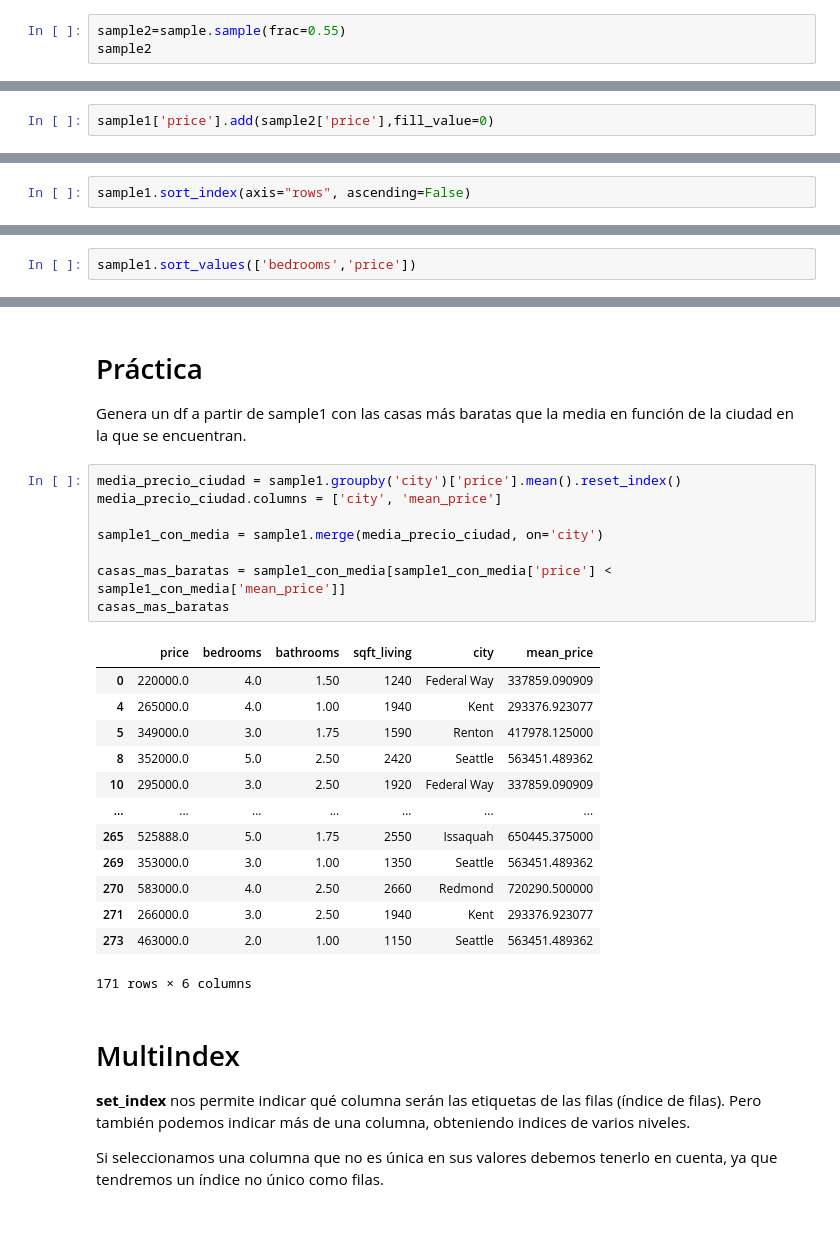
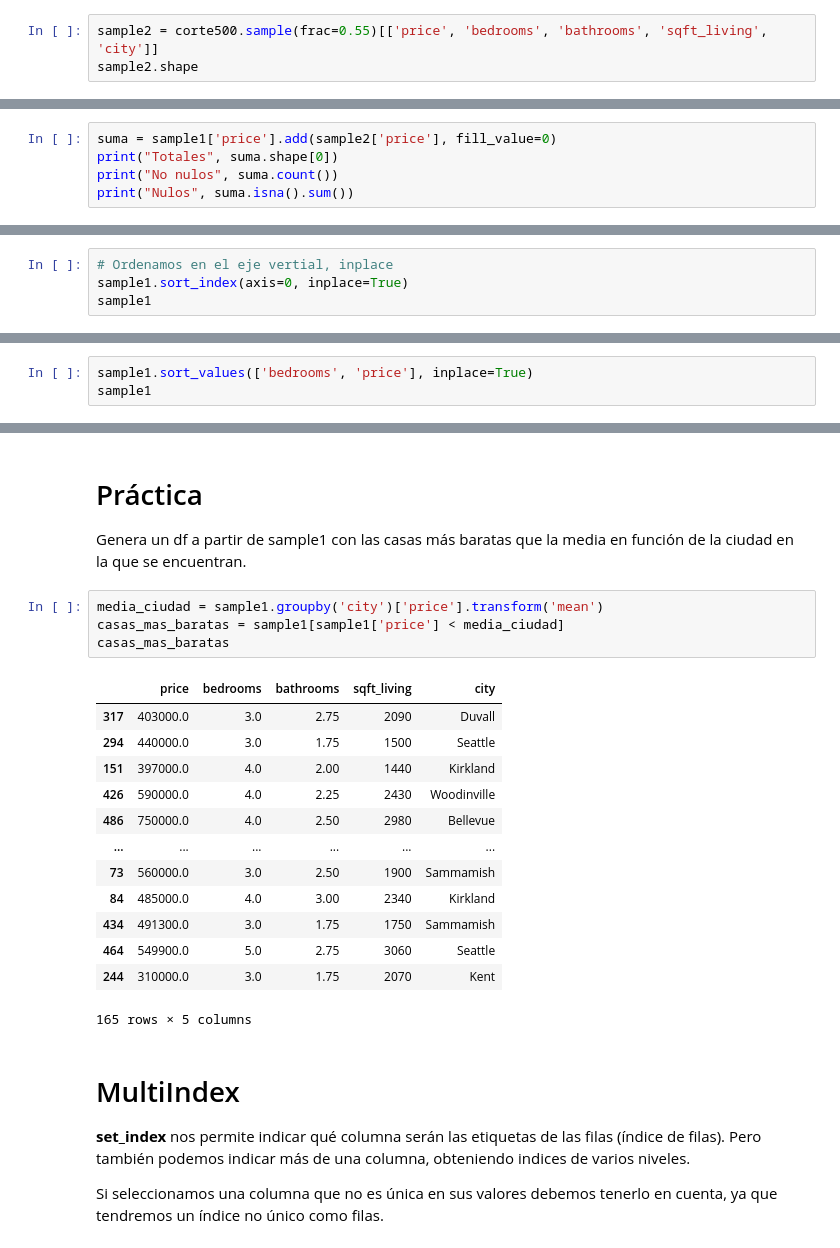
Before and after one commit to Animska/PYthon, a Jupyter notebook: Pedro/entorno python/ejercicios/tema1/Ejercicios_panda/Ejercicio_03_pandas/Enunciado Funcionalidad básica Pandas 2.ipynb, the cells around one changed output, grey strips where cells are left out. Drawn from its saved outputs; the diff is of its cells as text.

```diff
--- a/Pedro/entorno python/ejercicios/tema1/Ejercicios_panda/Ejercicio_03_pandas/Enunciado Funcionalidad básica Pandas 2.ipynb
+++ b/Pedro/entorno python/ejercicios/tema1/Ejercicios_panda/Ejercicio_03_pandas/Enunciado Funcionalidad básica Pandas 2.ipynb
@@ -39,4 +33,4 @@ sample1
 # %%
-sample2=sample.sample(frac=0.55)
-sample2
+sample2 = corte500.sample(frac=0.55)[['price', 'bedrooms', 'bathrooms', 'sqft_living', 'city']]
+sample2.shape
 # %% [output]
@@ -172,5 +142,8 @@ dtype: float64
 ### Práctica 3
 Haz lo mismo que en práctica 2, utilizando el método suma y rellenando con 0 los valores faltantes.
 # %%
-sample1['price'].add(sample2['price'],fill_value=0)
+suma = sample1['price'].add(sample2['price'], fill_value=0)
+print("Totales", suma.shape[0])
+print("No nulos", suma.count())
+print("Nulos", suma.isna().sum())
 # %% [output]
@@ -350,7 +313,9 @@ df.sort_index(axis="columns", ascending=False)
 # Práctica
 Ordena sample 1 por su etiqueta fila
 # %%
-sample1.sort_index(axis="rows", ascending=False)
+# Ordenamos en el eje vertial, inplace
+sample1.sort_index(axis=0, inplace=True)
+sample1
 # %% [output]
 |  | price | bedrooms | bathrooms | sqft_living | city |
 | 499 | 522000.0 | 4.0 | 2.25 | 1800 | Kirkland |
@@ -377,7 +342,8 @@ Al ordenar un DataFrame por valores de una columna, podemos especificar por cuá
 
 Ordena sample1 número de habitaciones en primer lugar y después por precio.
 # %%
-sample1.sort_values(['bedrooms','price'])
+sample1.sort_values(['bedrooms', 'price'], inplace=True)
+sample1
 # %% [output]
 |  | price | bedrooms | bathrooms | sqft_living | city |
 | 477 | 235000.0 | 1.0 | 1.00 | 810 | Seattle |
@@ -430,27 +385,23 @@ dtype: float64
 
 Genera un df a partir de sample1 con las casas más baratas que la media en función de la ciudad en la que se encuentran.
 # %%
-media_precio_ciudad = sample1.groupby('city')['price'].mean().reset_index()
-media_precio_ciudad.columns = ['city', 'mean_price']
-
-sample1_con_media = sample1.merge(media_precio_ciudad, on='city')
-
-casas_mas_baratas = sample1_con_media[sample1_con_media['price'] < sample1_con_media['mean_price']]
+media_ciudad = sample1.groupby('city')['price'].transform('mean')
+casas_mas_baratas = sample1[sample1['price'] < media_ciudad]
 casas_mas_baratas
 # %% [output]
-|  | price | bedrooms | bathrooms | sqft_living | city | mean_price |
-| 0 | 220000.0 | 4.0 | 1.50 | 1240 | Federal Way | 337859.090909 |
-| 4 | 265000.0 | 4.0 | 1.00 | 1940 | Kent | 293376.923077 |
-| 5 | 349000.0 | 3.0 | 1.75 | 1590 | Renton | 417978.125000 |
-| 8 | 352000.0 | 5.0 | 2.50 | 2420 | Seattle | 563451.489362 |
-| 10 | 295000.0 | 3.0 | 2.50 | 1920 | Federal Way | 337859.090909 |
-| ... | ... | ... | ... | ... | ... | ... |
-| 265 | 525888.0 | 5.0 | 1.75 | 2550 | Issaquah | 650445.375000 |
-| 269 | 353000.0 | 3.0 | 1.00 | 1350 | Seattle | 563451.489362 |
-| 270 | 583000.0 | 4.0 | 2.50 | 2660 | Redmond | 720290.500000 |
-| 271 | 266000.0 | 3.0 | 2.50 | 1940 | Kent | 293376.923077 |
-| 273 | 463000.0 | 2.0 | 1.00 | 1150 | Seattle | 563451.489362 |
+|  | price | bedrooms | bathrooms | sqft_living | city |
+| 317 | 403000.0 | 3.0 | 2.75 | 2090 | Duvall |
+| 294 | 440000.0 | 3.0 | 1.75 | 1500 | Seattle |
+| 151 | 397000.0 | 4.0 | 2.00 | 1440 | Kirkland |
+| 426 | 590000.0 | 4.0 | 2.25 | 2430 | Woodinville |
+| 486 | 750000.0 | 4.0 | 2.50 | 2980 | Bellevue |
+| ... | ... | ... | ... | ... | ... |
+| 73 | 560000.0 | 3.0 | 2.50 | 1900 | Sammamish |
+| 84 | 485000.0 | 4.0 | 3.00 | 2340 | Kirkland |
+| 434 | 491300.0 | 3.0 | 1.75 | 1750 | Sammamish |
+| 464 | 549900.0 | 5.0 | 2.75 | 3060 | Seattle |
+| 244 | 310000.0 | 3.0 | 1.75 | 2070 | Kent |
-171 rows × 6 columns
+165 rows × 5 columns
 # %% [markdown]
 # MultiIndex
 
```
Also changed, not shown: parts of 18 cells of this notebook, 7 other files.
